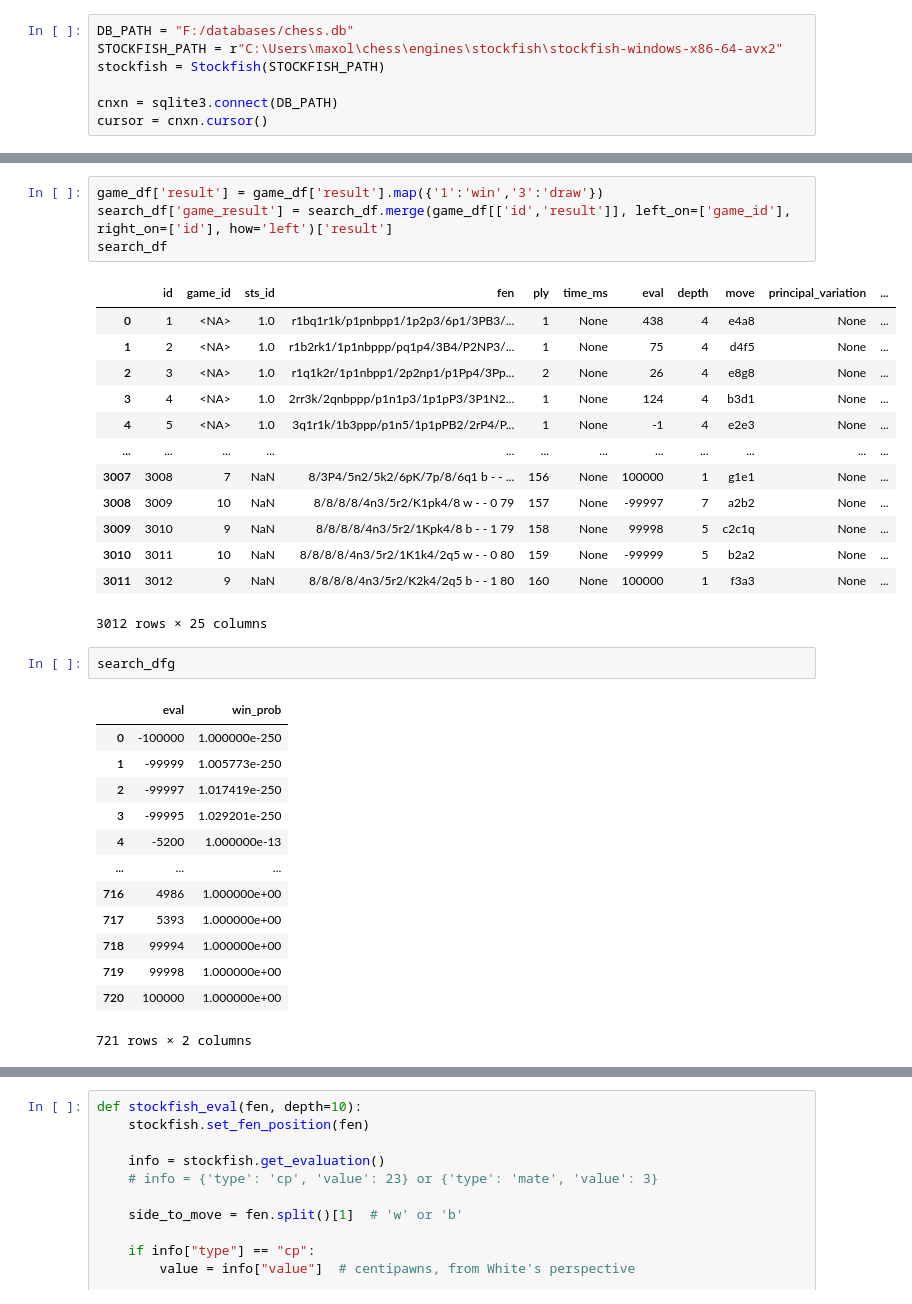
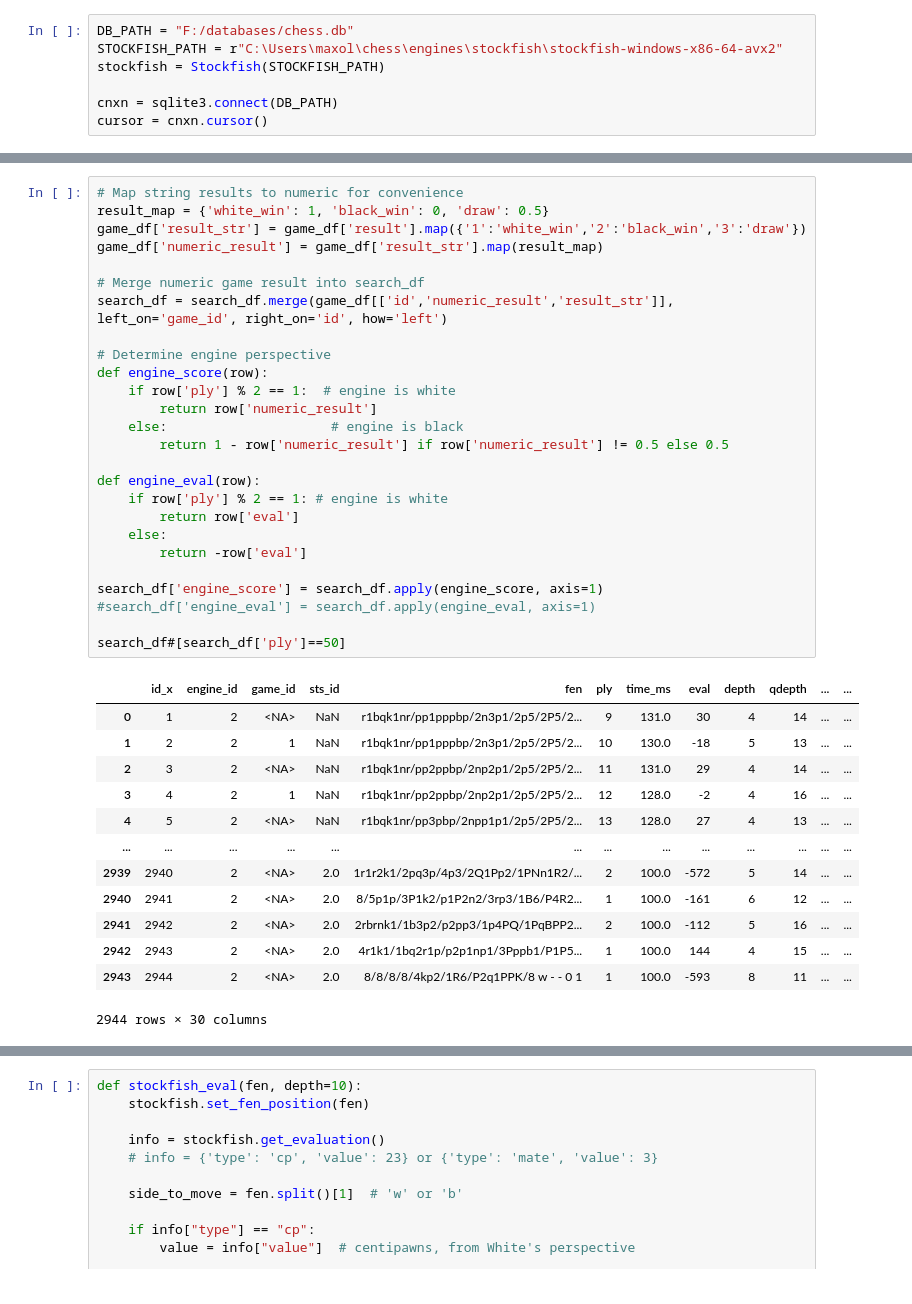
Before and after one commit to maxolek/chess, a Jupyter notebook: data/testing.ipynb, the cells around one changed output, grey strips where cells are left out. Saved outputs shown, nothing was run; the diff lists cells and outputs as text.

```diff
--- a/data/testing.ipynb
+++ b/data/testing.ipynb
@@ -48,36 +73,42 @@ display(game_df.head())
 # %%
-game_df['result'] = game_df['result'].map({'1':'win','3':'draw'})
-search_df['game_result'] = search_df.merge(game_df[['id','result']], left_on=['game_id'], right_on=['id'], how='left')['result']
-search_df
+# Map string results to numeric for convenience
+result_map = {'white_win': 1, 'black_win': 0, 'draw': 0.5}
+game_df['result_str'] = game_df['result'].map({'1':'white_win','2':'black_win','3':'draw'})
+game_df['numeric_result'] = game_df['result_str'].map(result_map)
+
+# Merge numeric game result into search_df
+search_df = search_df.merge(game_df[['id','numeric_result','result_str']], left_on='game_id', right_on='id', how='left')
+
+# Determine engine perspective
+def engine_score(row):
+    if row['ply'] % 2 == 1:  # engine is white
+        return row['numeric_result']
+    else:                     # engine is black
+        return 1 - row['numeric_result'] if row['numeric_result'] != 0.5 else 0.5
+
+def engine_eval(row):
+    if row['ply'] % 2 == 1: # engine is white
+        return row['eval']
+    else:
+        return -row['eval']
+
+search_df['engine_score'] = search_df.apply(engine_score, axis=1)
+#search_df['engine_eval'] = search_df.apply(engine_eval, axis=1)
+
+search_df#[search_df['ply']==50]
 # %% [output]
-|  | id | game_id | sts_id | fen | ply | time_ms | eval | depth | move | principal_variation | ... |
-| 0 | 1 | <NA> | 1.0 | r1bq1r1k/p1pnbpp1/1p2p3/6p1/3PB3/... | 1 | None | 438 | 4 | e4a8 | None | ... |
-| 1 | 2 | <NA> | 1.0 | r1b2rk1/1p1nbppp/pq1p4/3B4/P2NP3/... | 1 | None | 75 | 4 | d4f5 | None | ... |
-| 2 | 3 | <NA> | 1.0 | r1q1k2r/1p1nbpp1/2p2np1/p1Pp4/3Pp... | 2 | None | 26 | 4 | e8g8 | None | ... |
-| 3 | 4 | <NA> | 1.0 | 2rr3k/2qnbppp/p1n1p3/1p1pP3/3P1N2... | 1 | None | 124 | 4 | b3d1 | None | ... |
-| 4 | 5 | <NA> | 1.0 | 3q1r1k/1b3ppp/p1n5/1p1pPB2/2rP4/P... | 1 | None | -1 | 4 | e2e3 | None | ... |
-| ... | ... | ... | ... | ... | ... | ... | ... | ... | ... | ... | ... |
-| 3007 | 3008 | 7 | NaN | 8/3P4/5n2/5k2/6pK/7p/8/6q1 b - - ... | 156 | None | 100000 | 1 | g1e1 | None | ... |
-| 3008 | 3009 | 10 | NaN | 8/8/8/8/4n3/5r2/K1pk4/8 w - - 0 79 | 157 | None | -99997 | 7 | a2b2 | None | ... |
-| 3009 | 3010 | 9 | NaN | 8/8/8/8/4n3/5r2/1Kpk4/8 b - - 1 79 | 158 | None | 99998 | 5 | c2c1q | None | ... |
-| 3010 | 3011 | 10 | NaN | 8/8/8/8/4n3/5r2/1K1k4/2q5 w - - 0 80 | 159 | None | -99999 | 5 | b2a2 | None | ... |
-| 3011 | 3012 | 9 | NaN | 8/8/8/8/4n3/5r2/K2k4/2q5 b - - 1 80 | 160 | None | 100000 | 1 | f3a3 | None | ... |
+|  | id_x | engine_id | game_id | sts_id | fen | ply | time_ms | eval | depth | qdepth | ... | ... |
+| 0 | 1 | 2 | <NA> | NaN | r1bqk1nr/pp1pppbp/2n3p1/2p5/2P5/2... | 9 | 131.0 | 30 | 4 | 14 | ... | ... |
+| 1 | 2 | 2 | 1 | NaN | r1bqk1nr/pp1pppbp/2n3p1/2p5/2P5/2... | 10 | 130.0 | -18 | 5 | 13 | ... | ... |
+| 2 | 3 | 2 | <NA> | NaN | r1bqk1nr/pp2ppbp/2np2p1/2p5/2P5/2... | 11 | 131.0 | 29 | 4 | 14 | ... | ... |
+| 3 | 4 | 2 | 1 | NaN | r1bqk1nr/pp2ppbp/2np2p1/2p5/2P5/2... | 12 | 128.0 | -2 | 4 | 16 | ... | ... |
+| 4 | 5 | 2 | <NA> | NaN | r1bqk1nr/pp3pbp/2npp1p1/2p5/2P5/2... | 13 | 128.0 | 27 | 4 | 13 | ... | ... |
+| ... | ... | ... | ... | ... | ... | ... | ... | ... | ... | ... | ... | ... |
+| 2939 | 2940 | 2 | <NA> | 2.0 | 1r1r2k1/2pq3p/4p3/2Q1Pp2/1PNn1R2/... | 2 | 100.0 | -572 | 5 | 14 | ... | ... |
+| 2940 | 2941 | 2 | <NA> | 2.0 | 8/5p1p/3P1k2/p1P2n2/3rp3/1B6/P4R2... | 1 | 100.0 | -161 | 6 | 12 | ... | ... |
+| 2941 | 2942 | 2 | <NA> | 2.0 | 2rbrnk1/1b3p2/p2pp3/1p4PQ/1PqBPP2... | 2 | 100.0 | -112 | 5 | 16 | ... | ... |
+| 2942 | 2943 | 2 | <NA> | 2.0 | 4r1k1/1bq2r1p/p2p1np1/3Pppb1/P1P5... | 1 | 100.0 | 144 | 4 | 15 | ... | ... |
+| 2943 | 2944 | 2 | <NA> | 2.0 | 8/8/8/8/4kp2/1R6/P2q1PPK/8 w - - 0 1 | 1 | 100.0 | -593 | 8 | 11 | ... | ... |
-3012 rows × 25 columns
+2944 rows × 30 columns
-# %%
-search_dfg
-# %% [output]
-|  | eval | win_prob |
-| 0 | -100000 | 1.000000e-250 |
-| 1 | -99999 | 1.005773e-250 |
-| 2 | -99997 | 1.017419e-250 |
-| 3 | -99995 | 1.029201e-250 |
-| 4 | -5200 | 1.000000e-13 |
-| ... | ... | ... |
-| 716 | 4986 | 1.000000e+00 |
-| 717 | 5393 | 1.000000e+00 |
-| 718 | 99994 | 1.000000e+00 |
-| 719 | 99998 | 1.000000e+00 |
-| 720 | 100000 | 1.000000e+00 |
-721 rows × 2 columns
 # %%
 import matplotlib.pyplot as plt
```
Also changed, not shown: parts of 7 cells of this notebook, 18 other files.
